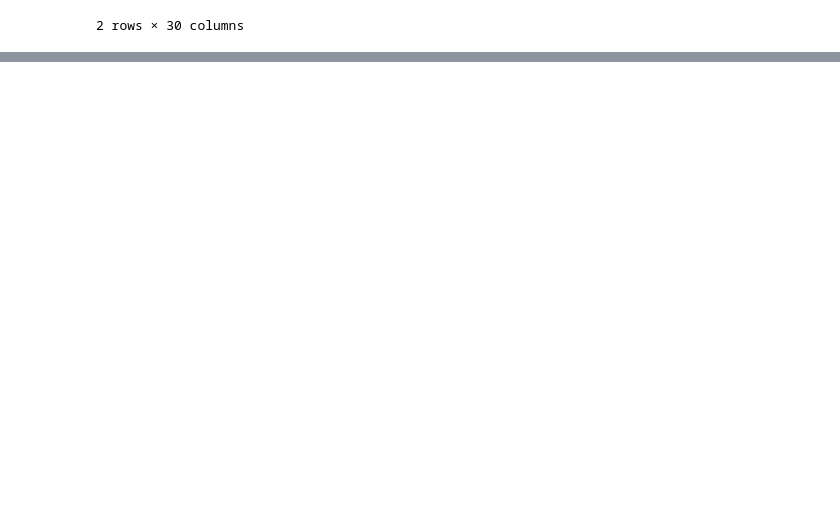
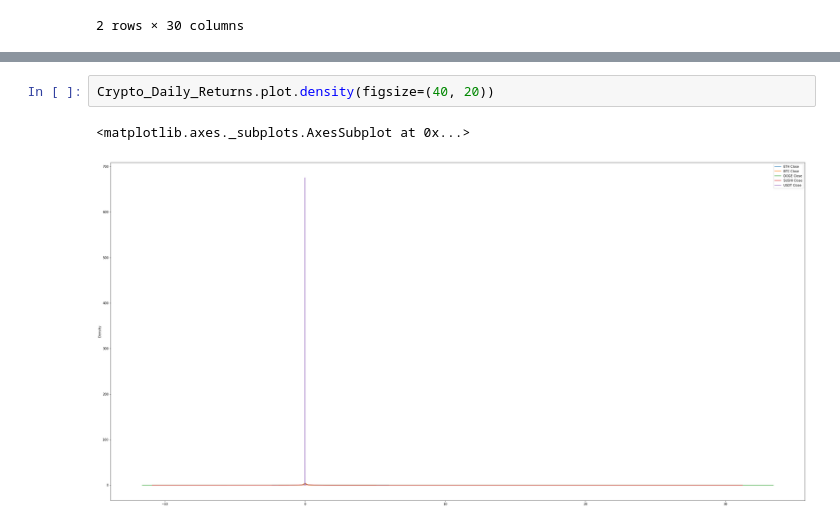
Before and after one commit to pysouzhny/GWU_Project_1, a Jupyter notebook: Crypto_Analysis.ipynb, the cells around one changed output, grey strips where cells are left out. Drawn from its saved outputs; the diff is of its cells as text; blank space fills up the shorter version.

```diff
--- a/Crypto_Analysis.ipynb
+++ b/Crypto_Analysis.ipynb
@@ -75,0 +100,5 @@ Crypto_data[['']]
+# %%
+Crypto_Daily_Returns.plot.density(figsize=(40, 20))
+# %% [output]
+<matplotlib.axes._subplots.AxesSubplot at 0x...>
+[figure, added]
```
Also changed, not shown: parts of 7 cells of this notebook.
